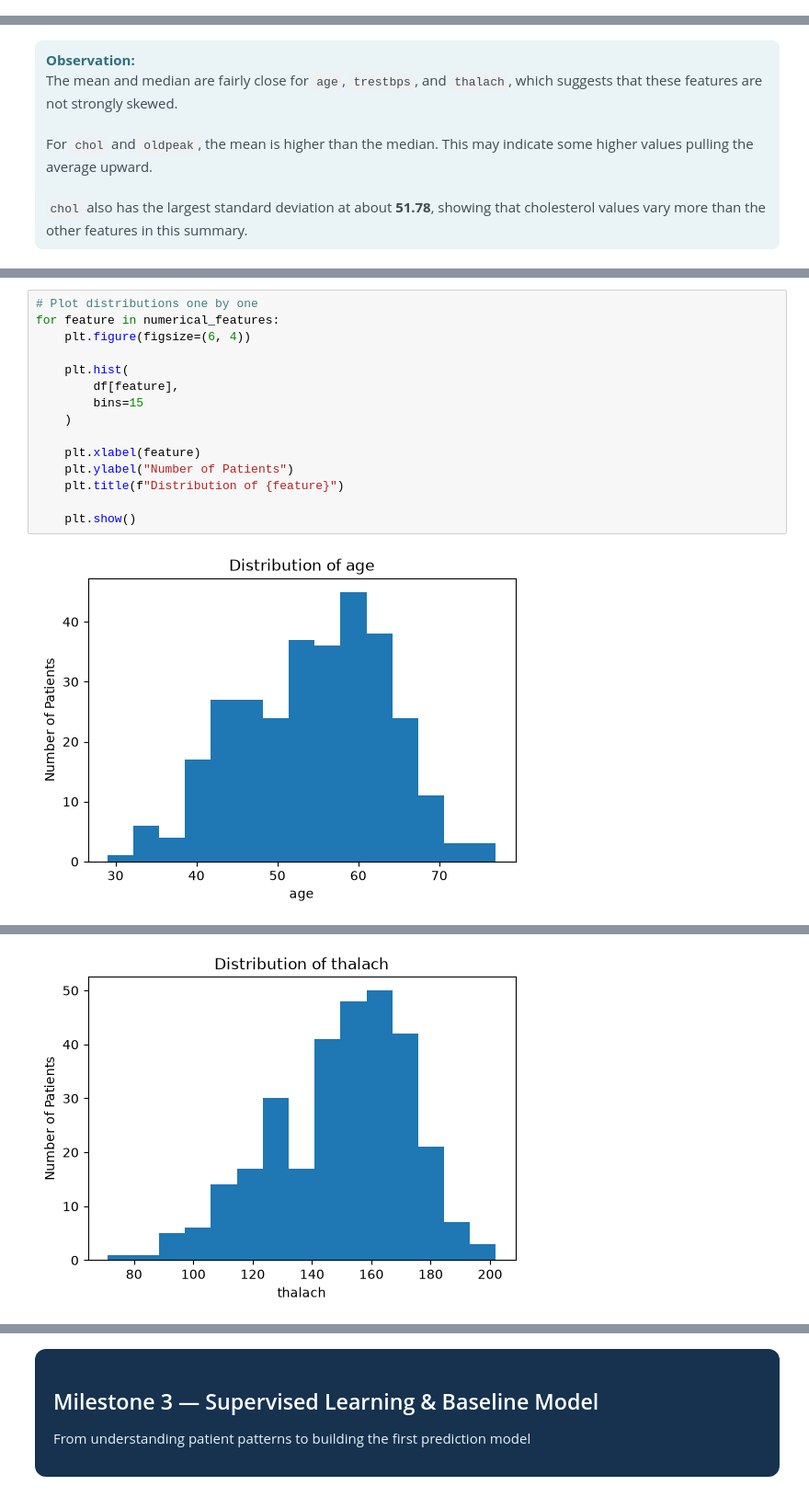
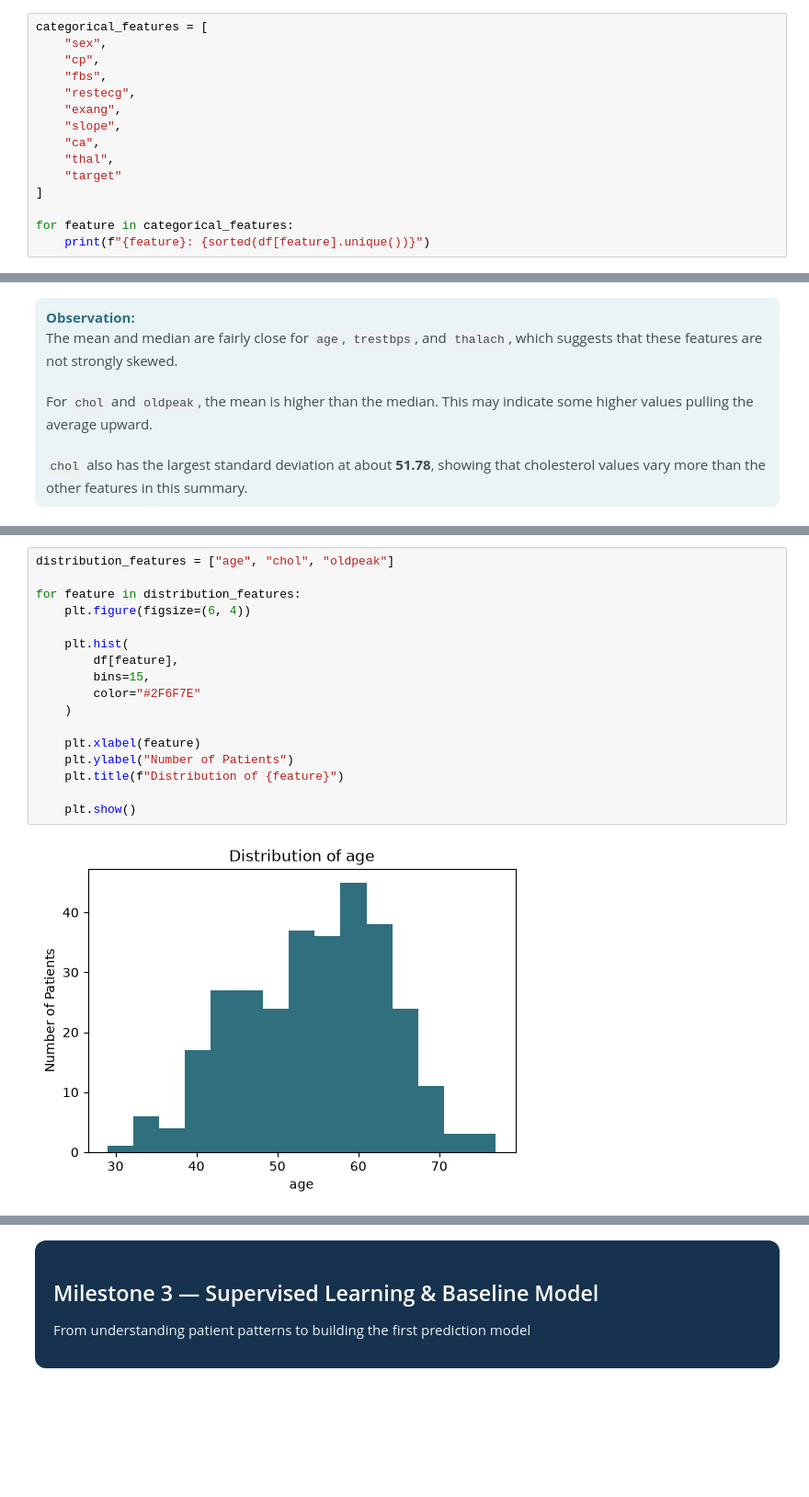
Before and after one commit to assma122/Binx-ai-ml-training, a Jupyter notebook: PROJECT/Notebooks/M1_Data_Understanding.ipynb, the cells around one changed output, grey strips where cells are left out. Shown at 92% size. Drawn from its saved outputs; the diff is of its cells as text; blank space fills up the shorter version.

```diff
--- a/PROJECT/Notebooks/M1_Data_Understanding.ipynb
+++ b/PROJECT/Notebooks/M1_Data_Understanding.ipynb
@@ -398,0 +428,15 @@ df.to_csv("../data/heart_cleveland_checked.csv", index=False)
+# %%
+categorical_features = [
+    "sex",
+    "cp",
+    "fbs",
+    "restecg",
+    "exang",
+    "slope",
+    "ca",
+    "thal",
+    "target"
+]
+
+for feature in categorical_features:
+    print(f"{feature}: {sorted(df[feature].unique())}")
@@ -632,17 +760,19 @@ Now I will visualize the main numerical features to see how their values are dis
 # %%
-# Plot distributions one by one
-for feature in numerical_features:
+distribution_features = ["age", "chol", "oldpeak"]
+
+for feature in distribution_features:
     plt.figure(figsize=(6, 4))
 
     plt.hist(
         df[feature],
-        bins=15
+        bins=15,
+        color="#2F6F7E"
     )
 
     plt.xlabel(feature)
     plt.ylabel("Number of Patients")
     plt.title(f"Distribution of {feature}")
 
     plt.show()
 # %% [output]
-[figure, old version]
+[figure, new version]
@@ -651 +780,0 @@ for feature in numerical_features:
-[figure, removed]
```
Also changed, not shown: parts of 216 cells of this notebook, 2 other files.
